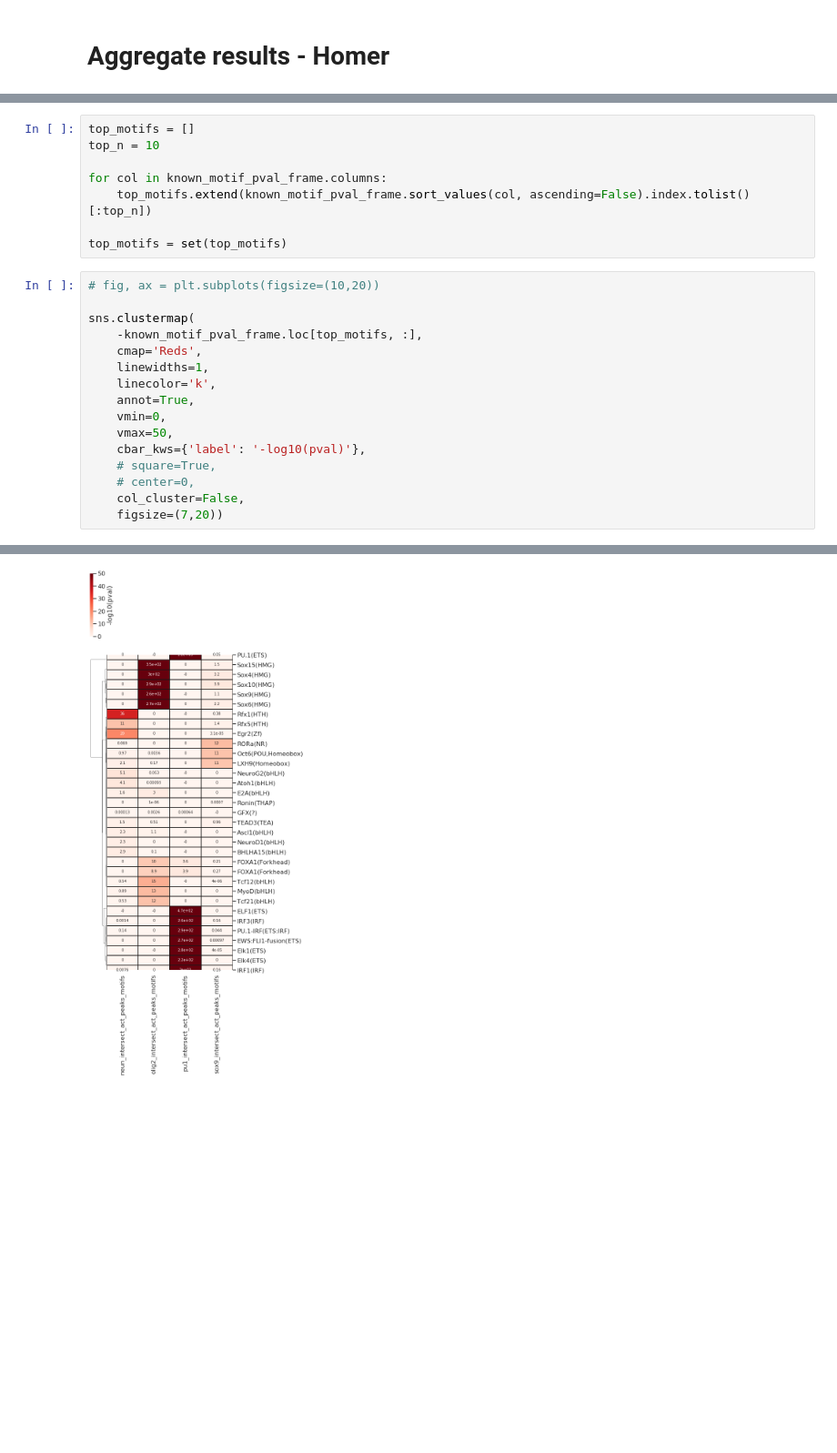
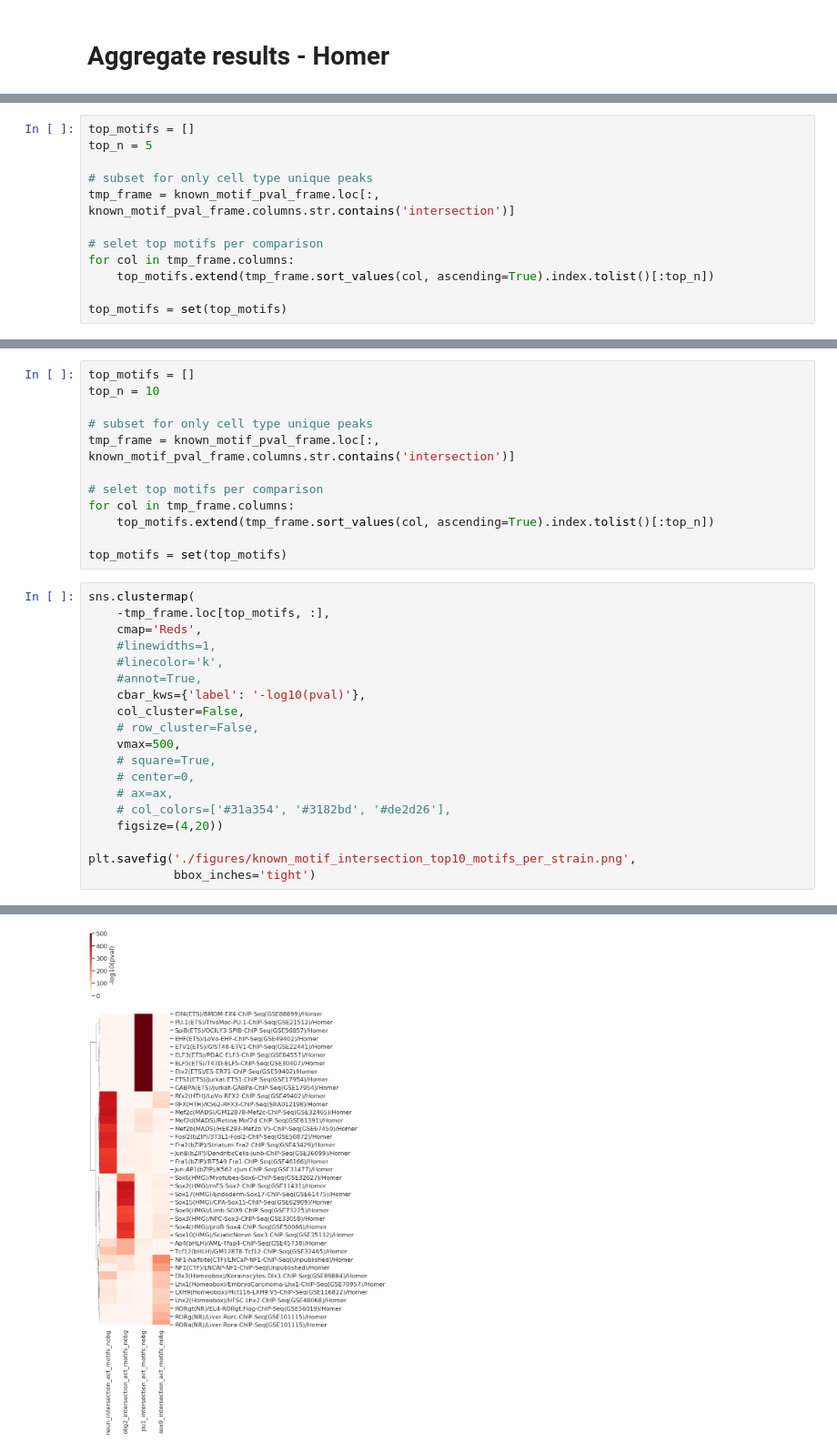
Before and after one commit to HunterBennett/brain_aging, a Jupyter notebook: results/04_Young_CellComp_H3K27Ac_05_Motifs.ipynb, the cells around one changed output, grey strips where cells are left out. Shown at 91% size. Drawn from its saved outputs; the diff is of its cells as text; blank space fills up the shorter version.

```diff
--- a/results/04_Young_CellComp_H3K27Ac_05_Motifs.ipynb
+++ b/results/04_Young_CellComp_H3K27Ac_05_Motifs.ipynb
@@ -128,0 +132,12 @@ known_motif_pval_frame.index = known_motif_pval_frame.index.str.split('/').str[0
+# %%
+top_motifs = []
+top_n = 5
+
+# subset for only cell type unique peaks
+tmp_frame = known_motif_pval_frame.loc[:, known_motif_pval_frame.columns.str.contains('intersection')]
+
+# selet top motifs per comparison
+for col in tmp_frame.columns:
+    top_motifs.extend(tmp_frame.sort_values(col, ascending=True).index.tolist()[:top_n])
+
+top_motifs = set(top_motifs)
@@ -130,24 +166,31 @@ known_motif_pval_frame.index = known_motif_pval_frame.index.str.split('/').str[0
 top_motifs = []
 top_n = 10
 
-for col in known_motif_pval_frame.columns:
-    top_motifs.extend(known_motif_pval_frame.sort_values(col, ascending=False).index.tolist()[:top_n])
+# subset for only cell type unique peaks
+tmp_frame = known_motif_pval_frame.loc[:, known_motif_pval_frame.columns.str.contains('intersection')]
+
+# selet top motifs per comparison
+for col in tmp_frame.columns:
+    top_motifs.extend(tmp_frame.sort_values(col, ascending=True).index.tolist()[:top_n])
 
 top_motifs = set(top_motifs)
 # %%
-# fig, ax = plt.subplots(figsize=(10,20))
-
 sns.clustermap(
-    -known_motif_pval_frame.loc[top_motifs, :],
+    -tmp_frame.loc[top_motifs, :],
     cmap='Reds',
-    linewidths=1,
-    linecolor='k',
-    annot=True,
-    vmin=0,
-    vmax=50,
+    #linewidths=1,
+    #linecolor='k',
+    #annot=True,
     cbar_kws={'label': '-log10(pval)'},
+    col_cluster=False,
+    # row_cluster=False,
+    vmax=500,
     # square=True,
     # center=0,
-    col_cluster=False,
-    figsize=(7,20))
+    # ax=ax,
+    # col_colors=['#31a354', '#3182bd', '#de2d26'],
+    figsize=(4,20))
+
+plt.savefig('./figures/known_motif_intersection_top10_motifs_per_strain.png',
+            bbox_inches='tight')
 # %% [output]
@@ -155 +197 @@ sns.clustermap(
-[figure, old version]
+[figure, new version]
```
Also changed, not shown: parts of 13 cells of this notebook, 5 other files.
